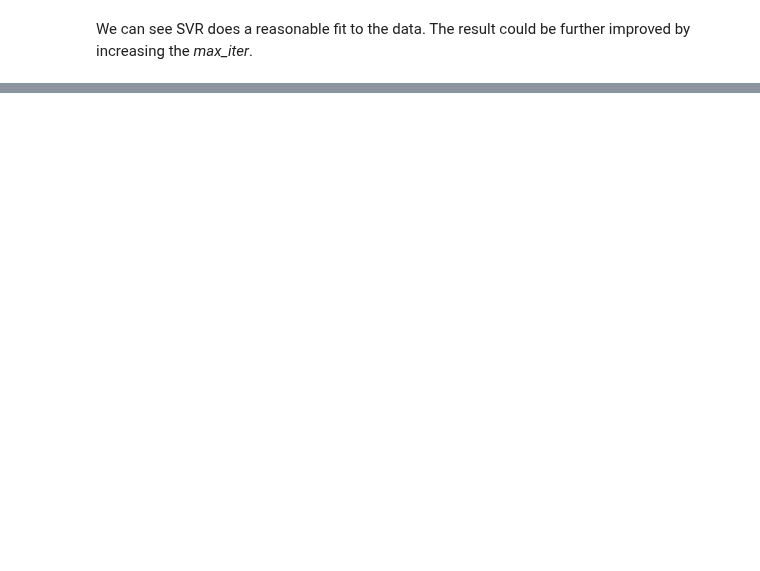
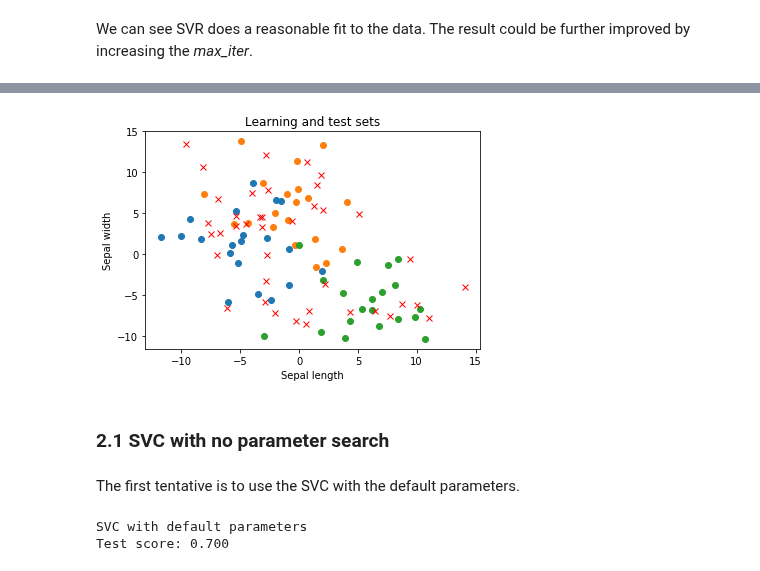
Before and after one commit to SheffieldML/GPyOpt, a Jupyter notebook: manual/GPyOpt_scikitlearn.ipynb, the cells around one changed output, grey strips where cells are left out. Cells and saved outputs as stored; diff of their text form; code cells hidden in the pictures; blank space fills up the shorter version.

```diff
--- a/manual/GPyOpt_scikitlearn.ipynb
+++ b/manual/GPyOpt_scikitlearn.ipynb
@@ -104,0 +152,32 @@ print("RMSE = "+str(np.sqrt(np.square(Y_test_pred-Y_test).mean())))
+# %%
+from sklearn.model_selection import StratifiedShuffleSplit
+train_index, test_index = next(StratifiedShuffleSplit(test_size=.4, random_state=123).split(X,y))
+
+X_train, X_test = X[train_index], X[test_index]
+y_train, y_test = y[train_index], y[test_index]
+
+for i in np.unique(y_train):
+    idx = y_train == i
+    plt.plot(X_train[idx,0], X_train[idx,1], 'o')
+
+plt.plot(X_test[:,0], X_test[:,1], 'rx');
+plt.title("Learning and test sets")
+plt.xlabel('Sepal length')
+plt.ylabel('Sepal width');
+# %% [output]
+[figure, added]
+# %% [markdown]
+### 2.1 SVC with no parameter search
+# %% [markdown]
+The first tentative is to use the SVC with the default parameters.
+# %%
+from sklearn.svm import SVC
+svc = SVC(kernel='rbf').fit(X_train, y_train)
+
+y_train_pred = svc.predict(X_train)
+y_test_pred = svc.predict(X_test)
+
+print("SVC with default parameters\nTest score: %.3f" % svc.score(X_test, y_test))
+# %% [output]
+SVC with default parameters
+Test score: 0.700
```
Also changed, not shown: parts of 28 cells of this notebook.
